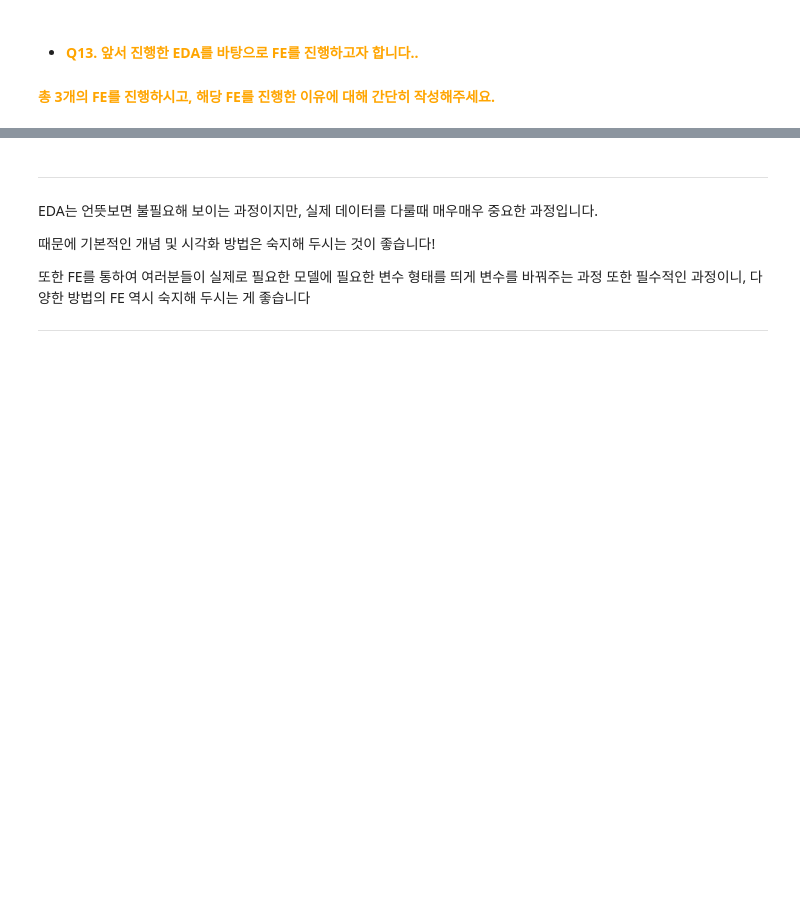
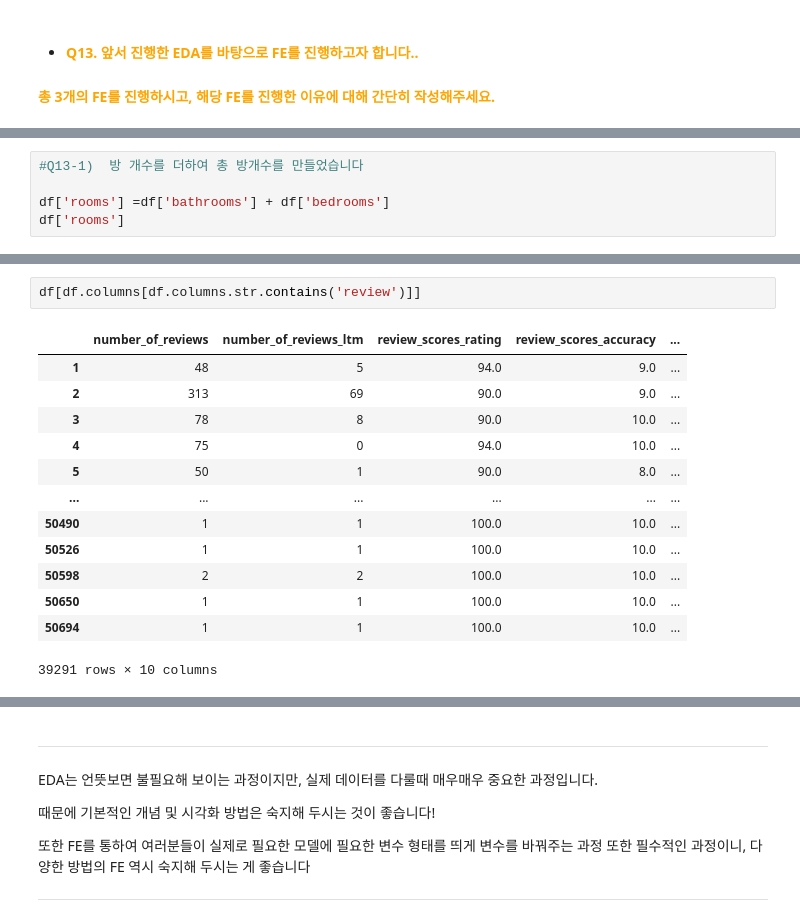
Before and after one commit to kimkimwonwon/22th_newcomer, a Jupyter notebook: 0110_EDA_FE/EDA_FE 과제_2.ipynb, the cells around one changed output, grey strips where cells are left out. Saved outputs shown, nothing was run; the diff lists cells and outputs as text; blank space fills up the shorter version.

```diff
--- a/0110_EDA_FE/EDA_FE 과제.ipynb
+++ b/0110_EDA_FE/EDA_FE 과제_2.ipynb
@@ -299,0 +469,5 @@ df = pd.read_csv('airbnb_listings.csv', index_col=0)
+# %%
+#Q13-1)  방 개수를 더하여 총 방개수를 만들었습니다
+
+df['rooms'] =df['bathrooms'] + df['bedrooms']
+df['rooms']
@@ -299,0 +487,16 @@ df = pd.read_csv('airbnb_listings.csv', index_col=0)
+# %%
+df[df.columns[df.columns.str.contains('review')]]
+# %% [output]
+|  | number_of_reviews | number_of_reviews_ltm | review_scores_rating | review_scores_accuracy | ... |
+| 1 | 48 | 5 | 94.0 | 9.0 | ... |
+| 2 | 313 | 69 | 90.0 | 9.0 | ... |
+| 3 | 78 | 8 | 90.0 | 10.0 | ... |
+| 4 | 75 | 0 | 94.0 | 10.0 | ... |
+| 5 | 50 | 1 | 90.0 | 8.0 | ... |
+| ... | ... | ... | ... | ... | ... |
+| 50490 | 1 | 1 | 100.0 | 10.0 | ... |
+| 50526 | 1 | 1 | 100.0 | 10.0 | ... |
+| 50598 | 2 | 2 | 100.0 | 10.0 | ... |
+| 50650 | 1 | 1 | 100.0 | 10.0 | ... |
+| 50694 | 1 | 1 | 100.0 | 10.0 | ... |
+39291 rows × 10 columns
```
Also changed, not shown: parts of 23 cells of this notebook, 3 other files.
